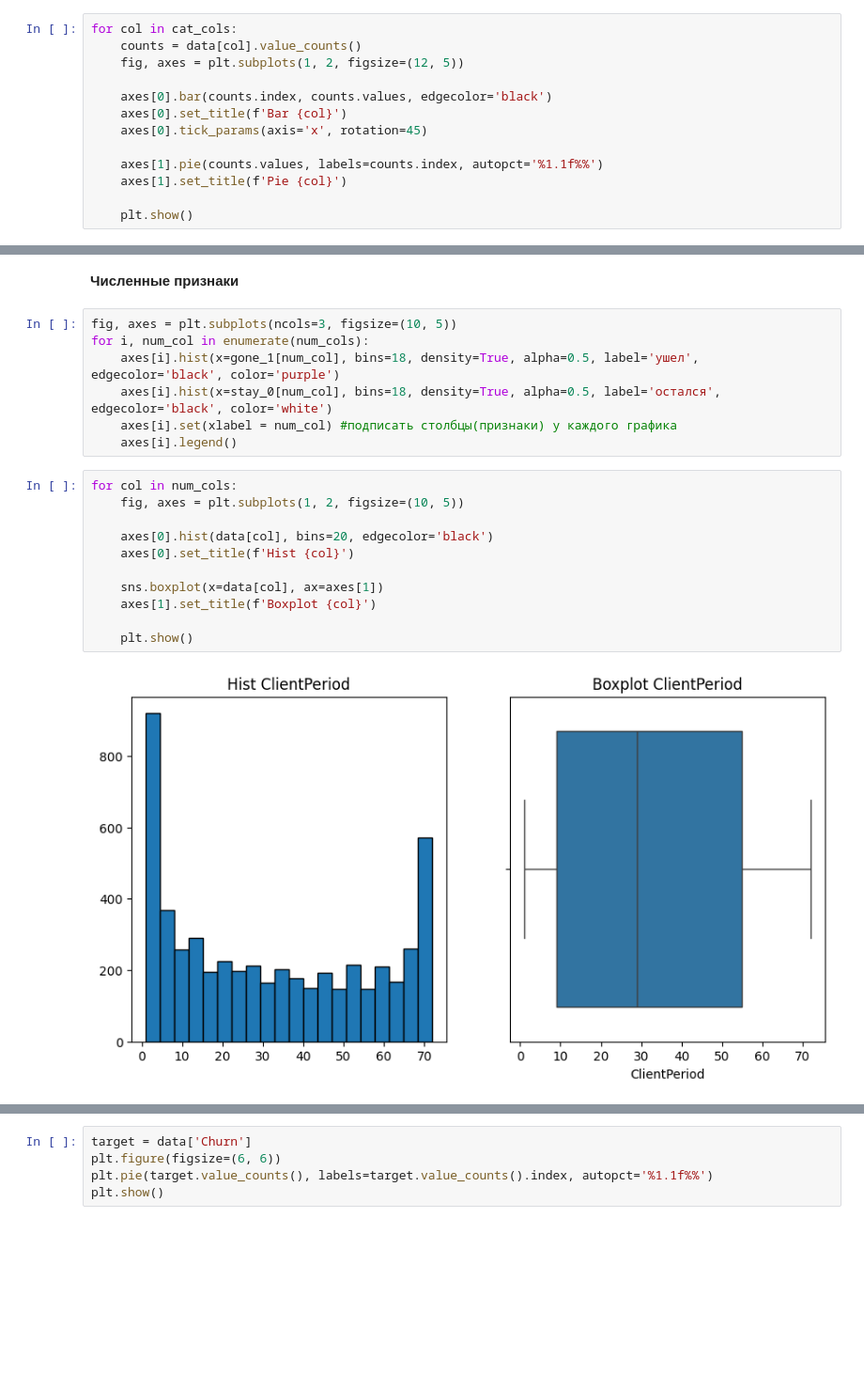
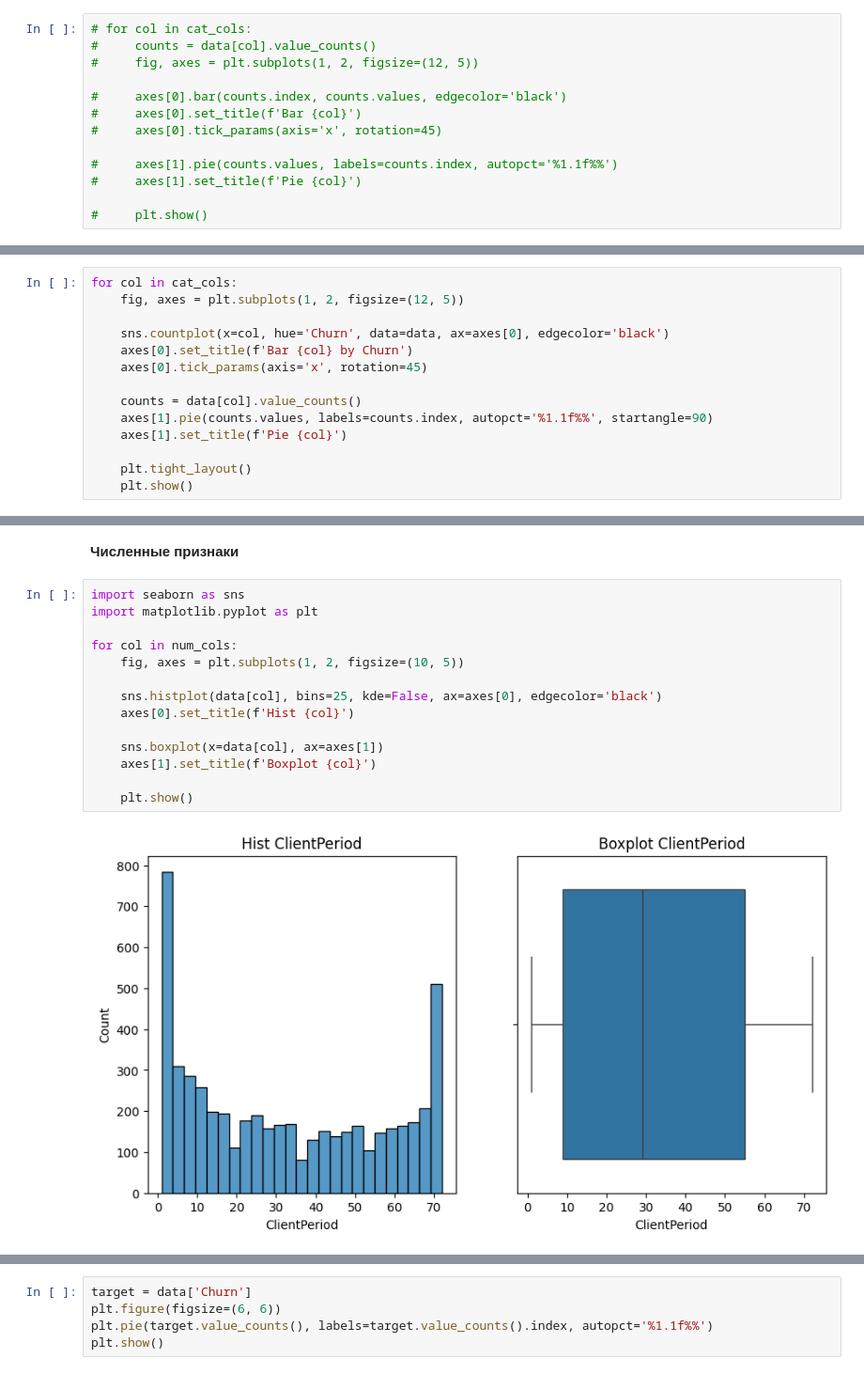
Before and after one commit to TastyButSadly/Notebooks, a Jupyter notebook: hw_3_kaggle.ipynb, the cells around one changed output, grey strips where cells are left out. Shown at 94% size. Saved outputs shown, nothing was run; the diff lists cells and outputs as text; blank space fills up the shorter version.

```diff
--- a/hw_3_kaggle.ipynb
+++ b/hw_3_kaggle.ipynb
@@ -299,15 +318,15 @@ Bank transfer (automatic)    1157
 Credit card (automatic)      1142
 Name: count, dtype: int64
 # %%
-for col in cat_cols:
-    counts = data[col].value_counts()
-    fig, axes = plt.subplots(1, 2, figsize=(12, 5))
+# for col in cat_cols:
+#     counts = data[col].value_counts()
+#     fig, axes = plt.subplots(1, 2, figsize=(12, 5))
 
-    axes[0].bar(counts.index, counts.values, edgecolor='black')
-    axes[0].set_title(f'Bar {col}')
-    axes[0].tick_params(axis='x', rotation=45)
+#     axes[0].bar(counts.index, counts.values, edgecolor='black')
+#     axes[0].set_title(f'Bar {col}')
+#     axes[0].tick_params(axis='x', rotation=45)
 
-    axes[1].pie(counts.values, labels=counts.index, autopct='%1.1f%%')
-    axes[1].set_title(f'Pie {col}')
+#     axes[1].pie(counts.values, labels=counts.index, autopct='%1.1f%%')
+#     axes[1].set_title(f'Pie {col}')
 
-    plt.show()
+#     plt.show()
@@ -327,0 +333,14 @@ for col in cat_cols:
+# %%
+for col in cat_cols:
+    fig, axes = plt.subplots(1, 2, figsize=(12, 5))
+
+    sns.countplot(x=col, hue='Churn', data=data, ax=axes[0], edgecolor='black')
+    axes[0].set_title(f'Bar {col} by Churn')
+    axes[0].tick_params(axis='x', rotation=45)
+
+    counts = data[col].value_counts()
+    axes[1].pie(counts.values, labels=counts.index, autopct='%1.1f%%', startangle=90)
+    axes[1].set_title(f'Pie {col}')
+
+    plt.tight_layout()
+    plt.show()
@@ -328,22 +361,18 @@ for col in cat_cols:
 # %% [markdown]
 **Численные признаки**
-# %%
-fig, axes = plt.subplots(ncols=3, figsize=(10, 5))
-for i, num_col in enumerate(num_cols):
-    axes[i].hist(x=gone_1[num_col], bins=18, density=True, alpha=0.5, label='ушел', edgecolor='black', color='purple')
-    axes[i].hist(x=stay_0[num_col], bins=18, density=True, alpha=0.5, label='остался', edgecolor='black', color='white')
-    axes[i].set(xlabel = num_col) #подписать столбцы(признаки) у каждого графика
-    axes[i].legend()
 # %%
+import seaborn as sns
+import matplotlib.pyplot as plt
+
 for col in num_cols:
     fig, axes = plt.subplots(1, 2, figsize=(10, 5))
 
-    axes[0].hist(data[col], bins=20, edgecolor='black')
+    sns.histplot(data[col], bins=25, kde=False, ax=axes[0], edgecolor='black')
     axes[0].set_title(f'Hist {col}')
 
     sns.boxplot(x=data[col], ax=axes[1])
     axes[1].set_title(f'Boxplot {col}')
 
     plt.show()
 # %% [output]
-[figure, old version]
+[figure, new version]
```
Also changed, not shown: parts of 22 cells of this notebook.
